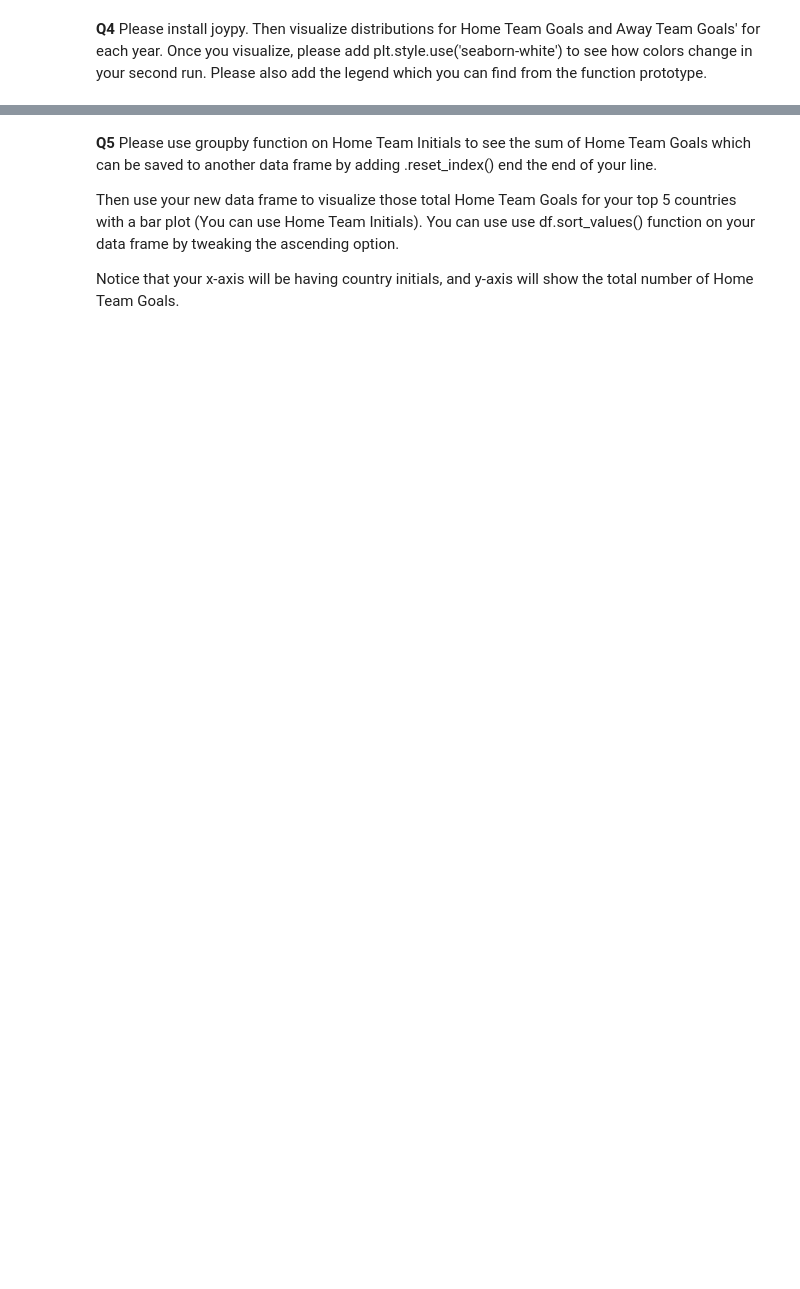
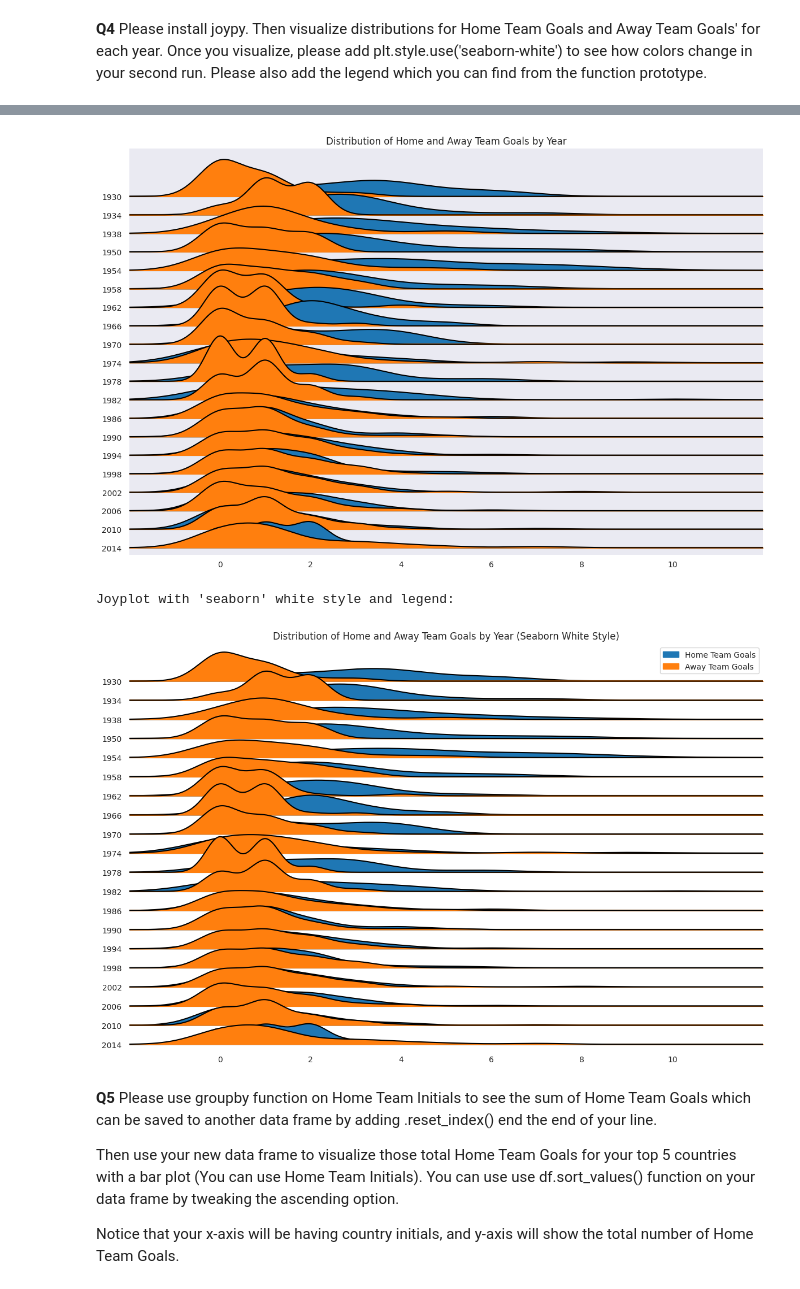
Before and after one commit to zrsteff/DSC502, a Jupyter notebook: HW3 - Steffens.ipynb, the cells around one changed output, grey strips where cells are left out. Saved outputs shown, nothing was run; the diff lists cells and outputs as text; code cells hidden in the pictures; blank space fills up the shorter version.

```diff
--- a/HW3 - Steffens.ipynb
+++ b/HW3 - Steffens.ipynb
@@ -29,0 +68,20 @@ import joypy as jp
+# %%
+!pip install joypy
+import joypy as jp
+import matplotlib.pyplot as plt
+import seaborn as sns
+
+print("Joyplot with default style:")
+fig, axes = jp.joyplot(df, by='Year', column=['Home Team Goals', 'Away Team Goals'],
+                       figsize=(12, 8), title='Distribution of Home and Away Team Goals by Year')
+plt.show()
+
+
+print("Joyplot with 'seaborn' white style and legend:")
+sns.set_style('white')
+fig, axes = jp.joyplot(df, by='Year', column=['Home Team Goals', 'Away Team Goals'],
+                       figsize=(12, 8), title='Distribution of Home and Away Team Goals by Year (Seaborn White Style)',
+                       legend=True)
+plt.show()
+sns.set_style('darkgrid')
+# %% [output]
@@ -30,3 +105,6 @@ import joypy as jp
+[figure, added]
+Joyplot with 'seaborn' white style and legend:
+[figure, added]
 # %% [markdown]
 **Q5** Please use groupby function on Home Team Initials to see the sum of Home Team Goals which can be saved to another data frame by adding .reset_index() end the end of your line.
 
```
Also changed, not shown: parts of 13 cells of this notebook.
